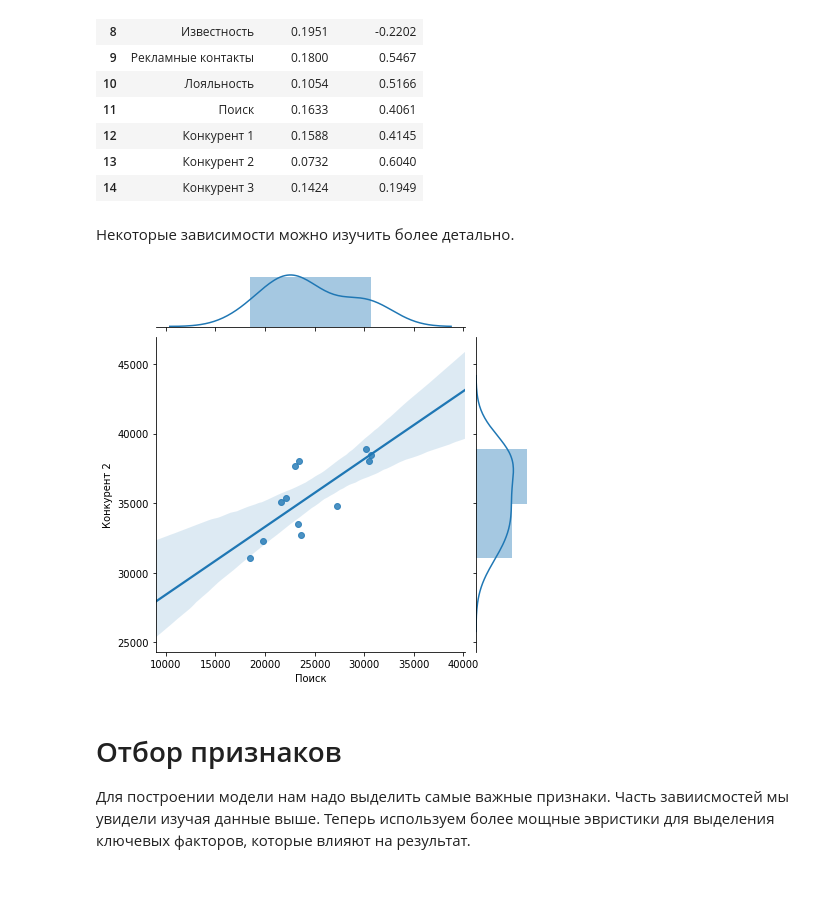
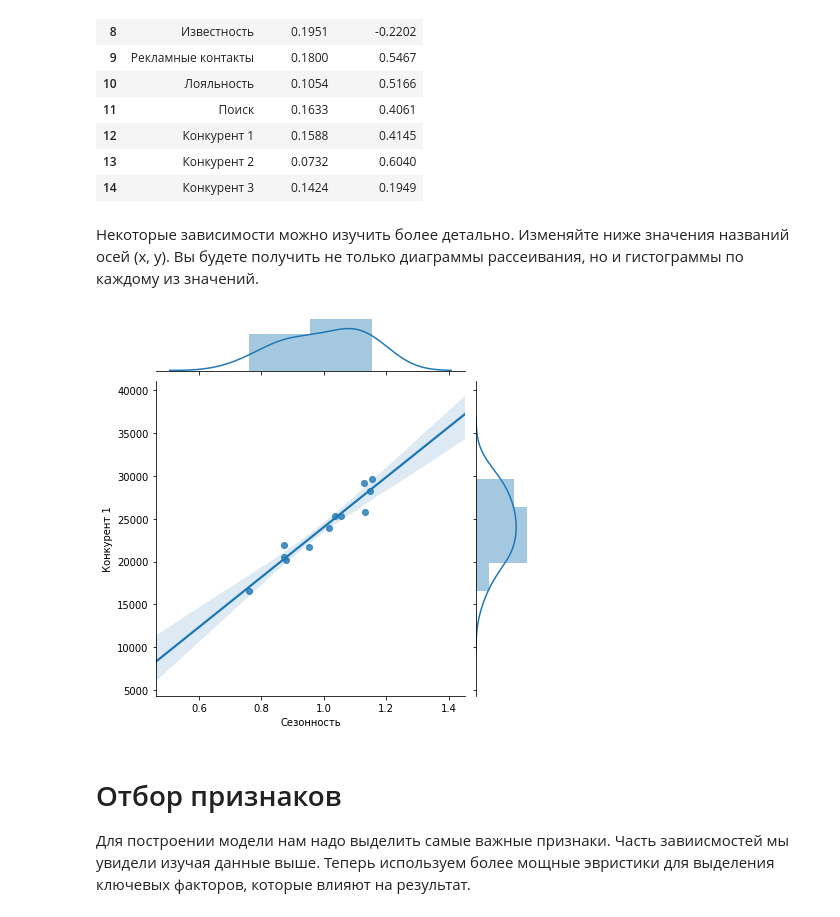
Before and after one commit to aikula/DataDriven, a Jupyter notebook: DataDriven.ipynb, the cells around one changed output. Saved outputs shown, nothing was run; the diff lists cells and outputs as text; code cells hidden in the pictures; blank space fills up the shorter version.

```diff
--- a/DataDriven.ipynb
+++ b/DataDriven.ipynb
@@ -210,18 +224,18 @@ df_cv
 | 12 | Конкурент 1 | 0.1588 | 0.4145 |
 | 13 | Конкурент 2 | 0.0732 | 0.6040 |
 | 14 | Конкурент 3 | 0.1424 | 0.1949 |
-# %% [markdown]
-Некоторые зависимости можно изучить более детально.
+# %% [markdown]
+Некоторые зависимости можно изучить более детально. Изменяйте ниже значения названий осей (x, y). Вы будете получить не только диаграммы рассеивания, но и гистограммы по каждому из значений.
 # %%
-x='Поиск'
-y='Конкурент 2'
+x='Сезонность'
+y='Конкурент 1'
 sns.jointplot(x=x, y=y, data=df, kind='reg');
 # подпишем оси координат
 plt.xlabel(x);
 plt.ylabel(y);
 plt.show();
 # %% [output]
-[figure, old version]
+[figure, new version]
 # %% [markdown]
 # Отбор признаков
 
```
Also changed, not shown: parts of 54 cells of this notebook.
